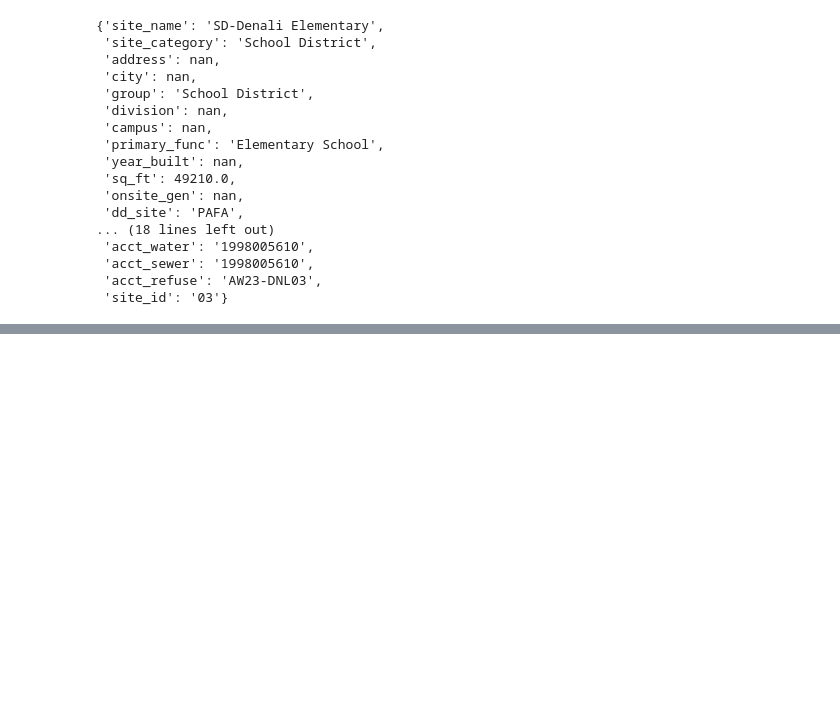
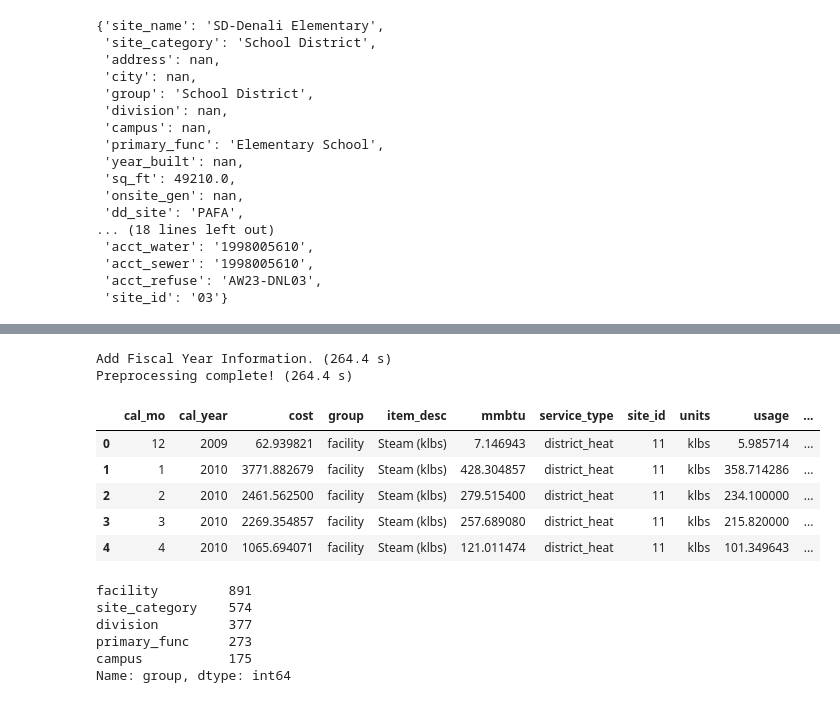
Before and after one commit to alanmitchell/fnsb-benchmark, a Jupyter notebook: testing/alan_upgrades.ipynb, the cells around one changed output, grey strips where cells are left out. Cells and saved outputs as stored; diff of their text form; code cells hidden in the pictures; blank space fills up the shorter version.

Commit message:
Added Site to Col Value map.

```diff
--- a/testing/alan_upgrades.ipynb
+++ b/testing/alan_upgrades.ipynb
@@ -166,0 +320,55 @@ ut.building_info('03')
+# %%
+df_all_groups = dfu4.copy()
+# now create rows for the other grouping columns.
+for gp_col in settings.ADDITIONAL_GROUPING_COLS:
+    dfu_gp = dfu4.copy()
+    dfu_gp['group'] = gp_col
+
+    # get a dictionary mapping the site_id into the group id
+    map_to_group = ut.site_to_col_value_dict(gp_col)
+
+    # fill out the 'site_id' column with group values
+    dfu_gp['site_id'] = dfu_gp['site_id'].map(map_to_group)
+
+    # Only keep rows that have a site_id
+    dfu_gp = dfu_gp.loc[dfu_gp.site_id.notna()]
+
+    dfu_gp2 = dfu_gp.groupby(
+        ['group', 'site_id', 'service_type', 'cal_year', 'cal_mo', 'item_desc', 'units']
+    ).sum()
+    dfu_gp2.reset_index(inplace=True)
+    df_all_groups = pd.concat([df_all_groups, dfu_gp2], sort=True, ignore_index=True)
+
+# Add the fiscal year information
+msg('Add Fiscal Year Information.')
+fyr = []
+fmo = []
+for cyr, cmo in zip(df_all_groups.cal_year, df_all_groups.cal_mo):
+    fis_yr, fis_mo = bu.calendar_to_fiscal(cyr, cmo)
+    fyr.append(fis_yr)
+    fmo.append(fis_mo)
+df_all_groups['fiscal_year'] = fyr
+df_all_groups['fiscal_mo'] = fmo
+
+msg('Preprocessing complete!')
+# %% [output]
+Add Fiscal Year Information. (264.4 s)
+Preprocessing complete! (264.4 s)
+# %%
+df_all_groups.head()
+# %% [output]
+|  | cal_mo | cal_year | cost | group | item_desc | mmbtu | service_type | site_id | units | usage | ... |
+| 0 | 12 | 2009 | 62.939821 | facility | Steam (klbs) | 7.146943 | district_heat | 11 | klbs | 5.985714 | ... |
+| 1 | 1 | 2010 | 3771.882679 | facility | Steam (klbs) | 428.304857 | district_heat | 11 | klbs | 358.714286 | ... |
+| 2 | 2 | 2010 | 2461.562500 | facility | Steam (klbs) | 279.515400 | district_heat | 11 | klbs | 234.100000 | ... |
+| 3 | 3 | 2010 | 2269.354857 | facility | Steam (klbs) | 257.689080 | district_heat | 11 | klbs | 215.820000 | ... |
+| 4 | 4 | 2010 | 1065.694071 | facility | Steam (klbs) | 121.011474 | district_heat | 11 | klbs | 101.349643 | ... |
+# %%
+df_all_groups.group.value_counts()
+# %% [output]
+facility         891
+site_category    574
+division         377
+primary_func     273
+campus           175
+Name: group, dtype: int64
```
Also changed, not shown: parts of 10 cells of this notebook, 1 other file.
